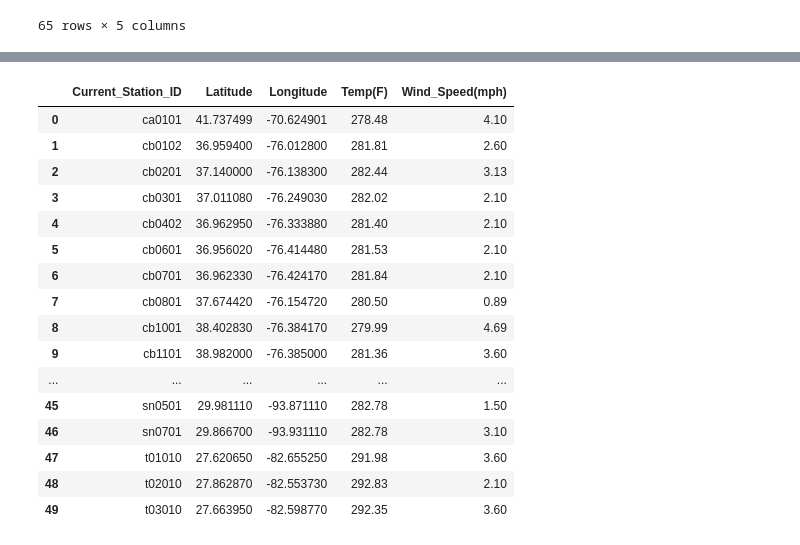
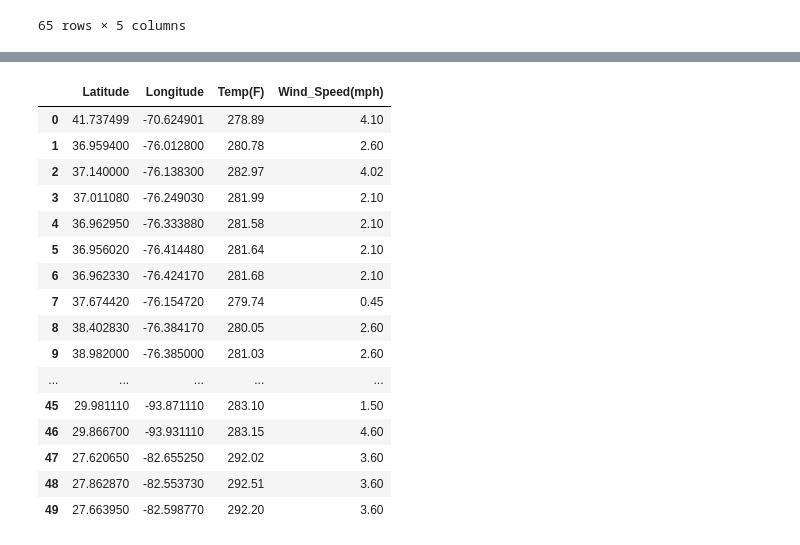
Before and after one commit to cveras33/dive-sites-ETL, a Jupyter notebook: weather_and_currents.ipynb, the cells around one changed output, grey strips where cells are left out. Saved outputs shown, nothing was run; the diff lists cells and outputs as text; code cells hidden in the pictures.

Commit message:
Removed ID column from weather csv.

```diff
--- a/weather_and_currents.ipynb
+++ b/weather_and_currents.ipynb
@@ -192,14 +192,11 @@ tide_df
 units = "standard"
 lats = tide_df["Latitude"].to_list()
 lons = tide_df["Longitude"].to_list()
-s_ids = tide_df["Current_Station_ID"].to_list()
 
 #lats = ["51.883583"]
 #lons = ["-176.642481"]
-#s_ids = ["mg0101"]
 
 #Outputs
-s_ID = []
 temps = []
 wind_speed = []
 w_lat = []
@@ -207,41 +204,39 @@ w_lon = []
 
 
 
-for (lat, lon, s_id) in zip(lats, lons, s_ids):
+for (lat, lon) in zip(lats, lons):
     w_url= f"http://api.openweathermap.org/data/2.5/weather?lat={lat}&lon={lon}&units={units}&appid={w_key}"
     w_query= requests.get(w_url).json()
     temp_get = w_query['main']['temp']
     wind_get = w_query['wind']['speed']
     temps.append(temp_get)
     wind_speed.append(wind_get)
-    s_ID.append(s_id)
     w_lat.append(lat)
     w_lon.append(lon)
     time.sleep(1)
 # %%
 #This is the dataframe for weather which will match to the tide station df through coordinates.
 
-weather = {"Current_Station_ID": s_ID, "Latitude": w_lat,
-         "Longitude": w_lon, "Temp(F)": temps, "Wind_Speed(mph)": wind_speed}
-weather_df = pd.DataFrame(weather, columns=["Current_Station_ID", "Latitude", "Longitude",
+weather = {"Latitude": w_lat,"Longitude": w_lon, "Temp(F)": temps, "Wind_Speed(mph)": wind_speed}
+weather_df = pd.DataFrame(weather, columns=["Latitude", "Longitude",
                                        "Temp(F)", "Wind_Speed(mph)"])
 weather_df.to_csv('Resources/my_weather.csv', index = False)
 weather_df
 # %% [output]
-|  | Current_Station_ID | Latitude | Longitude | Temp(F) | Wind_Speed(mph) |
-| 0 | ca0101 | 41.737499 | -70.624901 | 278.48 | 4.10 |
-| 1 | cb0102 | 36.959400 | -76.012800 | 281.81 | 2.60 |
-| 2 | cb0201 | 37.140000 | -76.138300 | 282.44 | 3.13 |
-| 3 | cb0301 | 37.011080 | -76.249030 | 282.02 | 2.10 |
-| 4 | cb0402 | 36.962950 | -76.333880 | 281.40 | 2.10 |
-| 5 | cb0601 | 36.956020 | -76.414480 | 281.53 | 2.10 |
-| 6 | cb0701 | 36.962330 | -76.424170 | 281.84 | 2.10 |
-| 7 | cb0801 | 37.674420 | -76.154720 | 280.50 | 0.89 |
-| 8 | cb1001 | 38.402830 | -76.384170 | 279.99 | 4.69 |
-| 9 | cb1101 | 38.982000 | -76.385000 | 281.36 | 3.60 |
-| ... | ... | ... | ... | ... | ... |
-| 45 | sn0501 | 29.981110 | -93.871110 | 282.78 | 1.50 |
-| 46 | sn0701 | 29.866700 | -93.931110 | 282.78 | 3.10 |
-| 47 | t01010 | 27.620650 | -82.655250 | 291.98 | 3.60 |
-| 48 | t02010 | 27.862870 | -82.553730 | 292.83 | 2.10 |
-| 49 | t03010 | 27.663950 | -82.598770 | 292.35 | 3.60 |
+|  | Latitude | Longitude | Temp(F) | Wind_Speed(mph) |
+| 0 | 41.737499 | -70.624901 | 278.89 | 4.10 |
+| 1 | 36.959400 | -76.012800 | 280.78 | 2.60 |
+| 2 | 37.140000 | -76.138300 | 282.97 | 4.02 |
+| 3 | 37.011080 | -76.249030 | 281.99 | 2.10 |
+| 4 | 36.962950 | -76.333880 | 281.58 | 2.10 |
+| 5 | 36.956020 | -76.414480 | 281.64 | 2.10 |
+| 6 | 36.962330 | -76.424170 | 281.68 | 2.10 |
+| 7 | 37.674420 | -76.154720 | 279.74 | 0.45 |
+| 8 | 38.402830 | -76.384170 | 280.05 | 2.60 |
+| 9 | 38.982000 | -76.385000 | 281.03 | 2.60 |
+| ... | ... | ... | ... | ... |
+| 45 | 29.981110 | -93.871110 | 283.10 | 1.50 |
+| 46 | 29.866700 | -93.931110 | 283.15 | 4.60 |
+| 47 | 27.620650 | -82.655250 | 292.02 | 3.60 |
+| 48 | 27.862870 | -82.553730 | 292.51 | 3.60 |
+| 49 | 27.663950 | -82.598770 | 292.20 | 3.60 |
```
Also changed, not shown: 1 other file.
